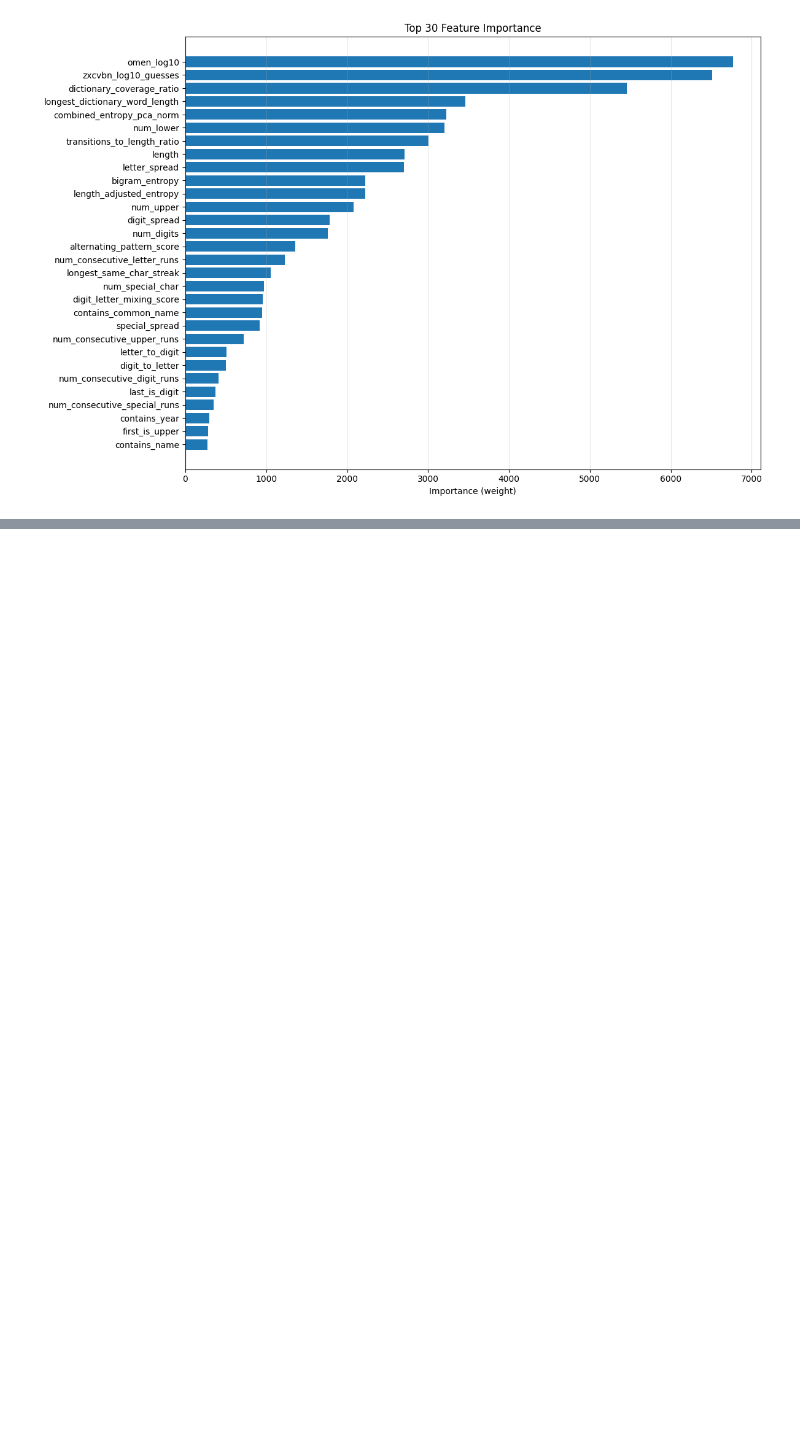
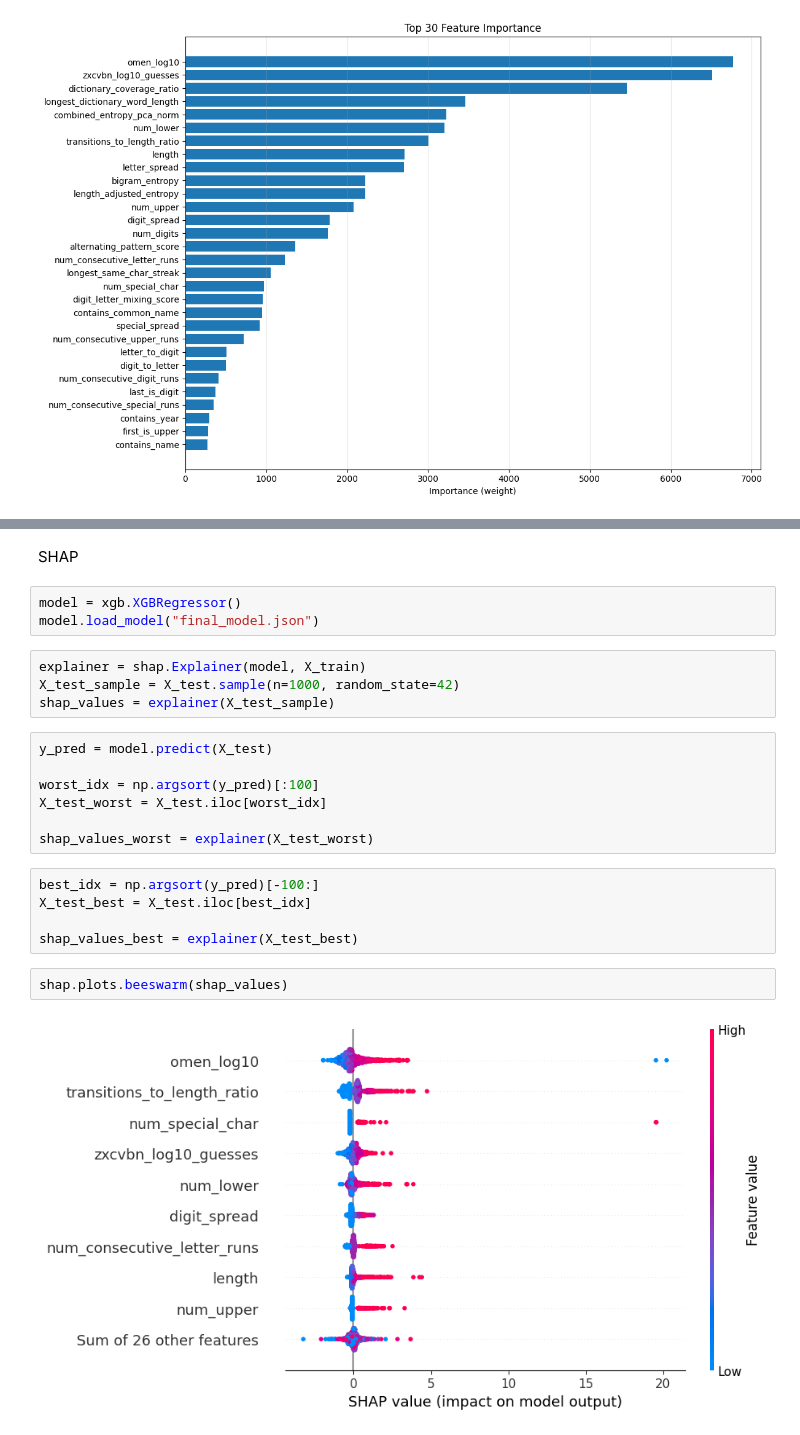
Before and after one commit to SW-PR-ORG/backend, a Jupyter notebook: training.ipynb, the cells around one changed output, grey strips where cells are left out. Cells and saved outputs as stored; diff of their text form; blank space fills up the shorter version.

Commit message:
SHAP analysis

```diff
--- a/training.ipynb
+++ b/training.ipynb
@@ -528,3 +528,28 @@ TRAINING COMPLETE!
 Target: pcfg_neglog10_prob
 Final test R²: 0.8832
 Check the generated PNG files for visualizations
+# %% [markdown]
+SHAP
+# %%
+model = xgb.XGBRegressor()
+model.load_model("final_model.json")
+# %%
+explainer = shap.Explainer(model, X_train)
+X_test_sample = X_test.sample(n=1000, random_state=42)
+shap_values = explainer(X_test_sample)
+# %%
+y_pred = model.predict(X_test)
+
+worst_idx = np.argsort(y_pred)[:100]
+X_test_worst = X_test.iloc[worst_idx]
+
+shap_values_worst = explainer(X_test_worst)
+# %%
+best_idx = np.argsort(y_pred)[-100:]
+X_test_best = X_test.iloc[best_idx]
+
+shap_values_best = explainer(X_test_best)
+# %%
+shap.plots.beeswarm(shap_values)
+# %% [output]
+[figure, added]
```
Also changed, not shown: parts of 7 cells of this notebook.
